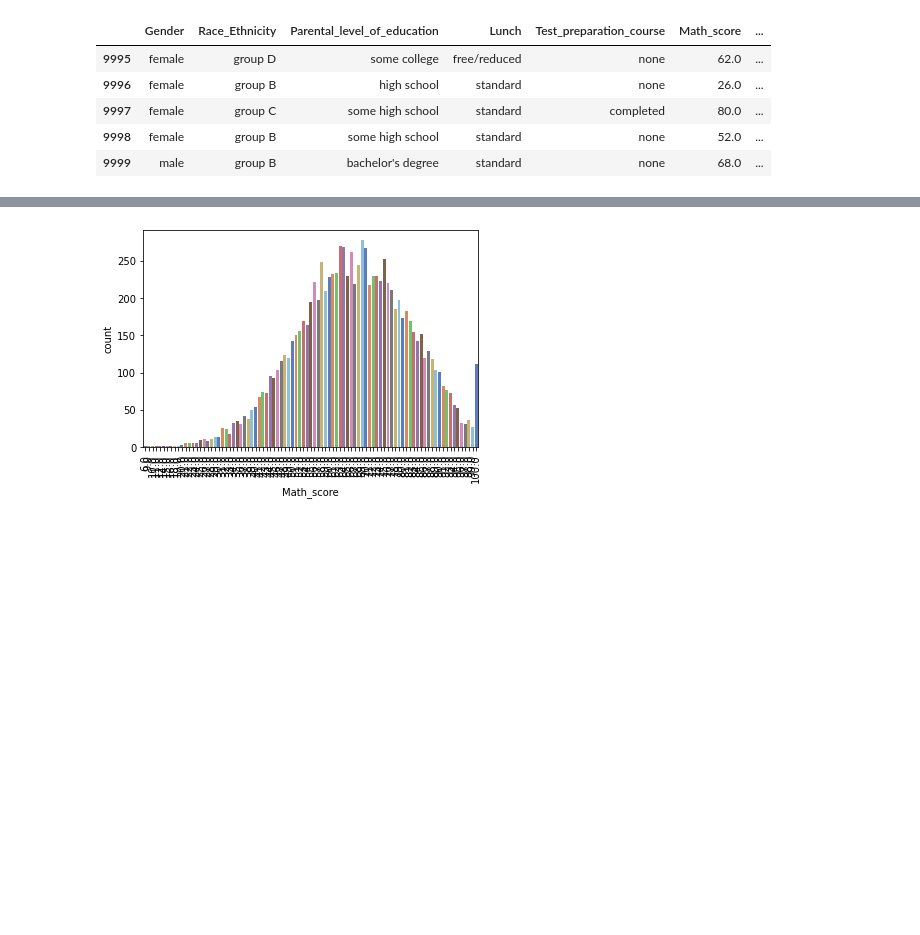
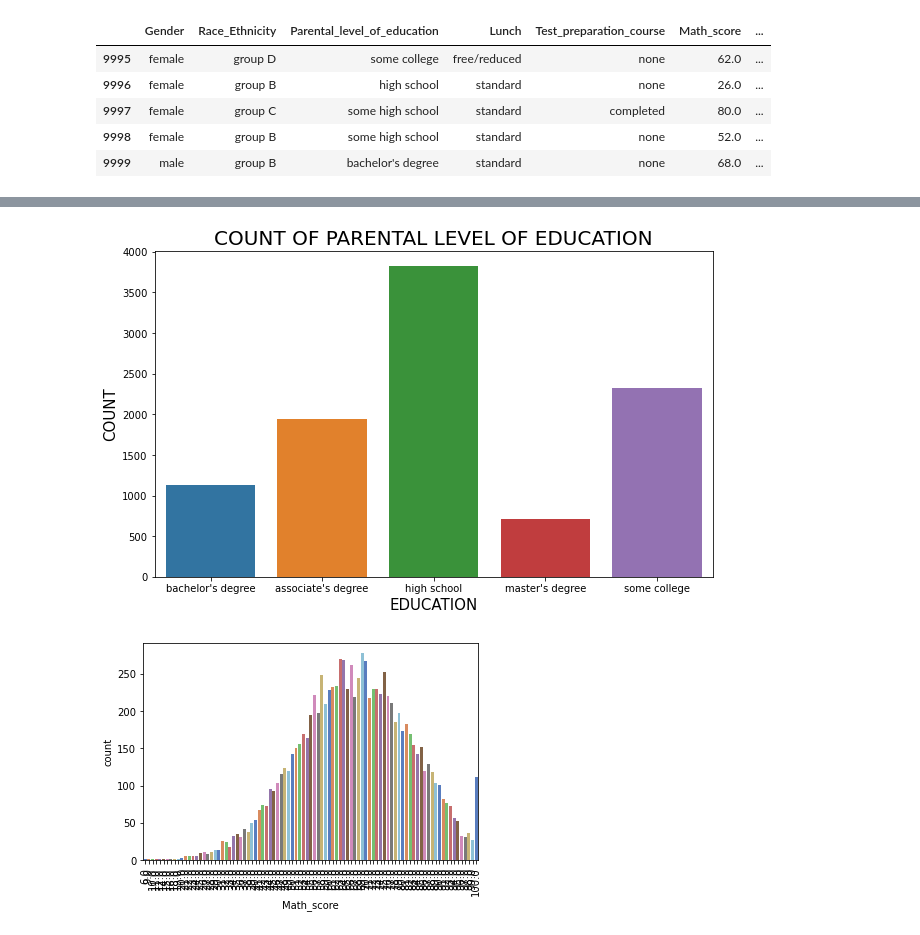
Before and after one commit to TalalMJ/EDA_Project, a Jupyter notebook: Students_EDA.ipynb, the cells around one changed output, grey strips where cells are left out. Cells and saved outputs as stored; diff of their text form; code cells hidden in the pictures; blank space fills up the shorter version.

```diff
--- a/Students_EDA.ipynb
+++ b/Students_EDA.ipynb
@@ -81 +113,11 @@ df.tail()
+# %%
+## Count of Parental level of education
+plt.figure(figsize=(10,6))
+sns.countplot(df["Parental_level_of_education"])
+plt.title("COUNT OF PARENTAL LEVEL OF EDUCATION",fontsize=20)
+plt.xlabel("EDUCATION",fontsize=15)
+plt.ylabel("COUNT",fontsize=15)
+plt.show()
+# %% [output]
+[figure, added]
 # %%
```
Also changed, not shown: parts of 23 cells of this notebook.
